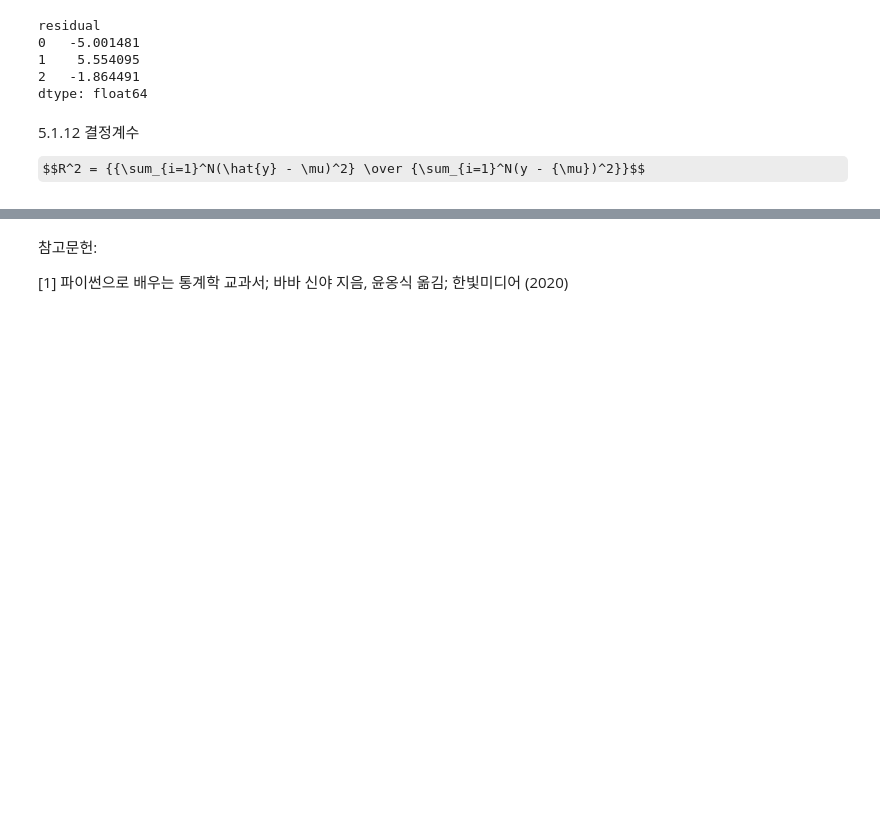
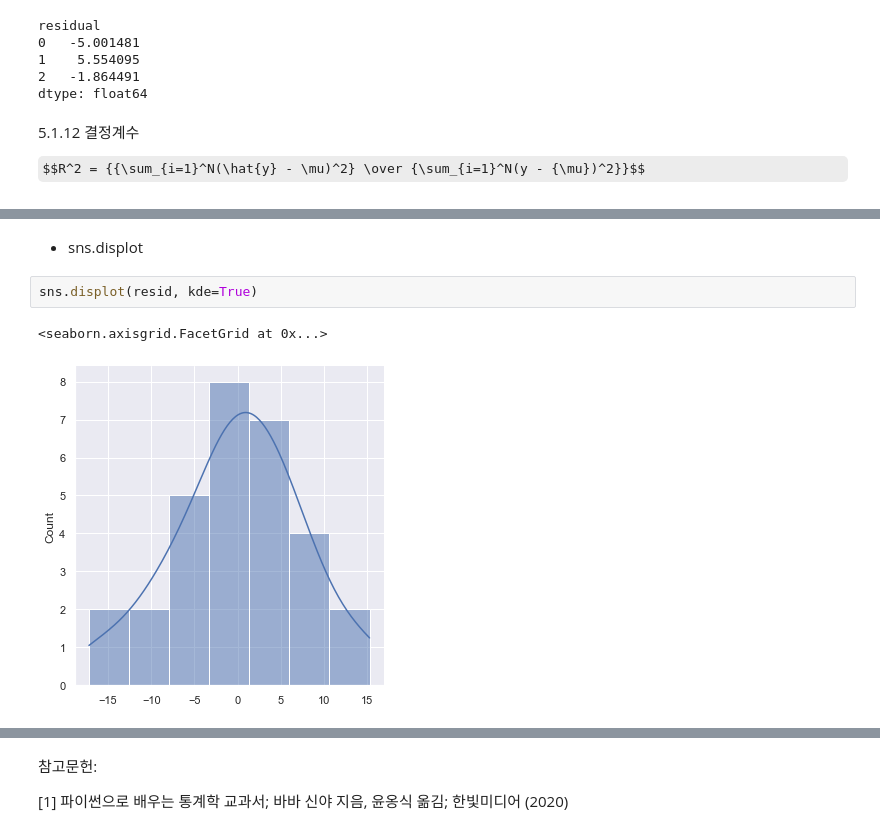
Before and after one commit to meticulousdev/StatisticsWithPython, a Jupyter notebook: code/chap05/chap05_01.ipynb, the cells around one changed output, grey strips where cells are left out. Saved outputs shown, nothing was run; the diff lists cells and outputs as text; some formulas as TeX source; blank space fills up the shorter version.

```diff
--- a/code/chap05/chap05_01.ipynb
+++ b/code/chap05/chap05_01.ipynb
@@ -198,0 +250,7 @@ np.sum((yhat - mu) ** 2) / np.sum((y - mu) ** 2)
+# %% [markdown]
+- sns.displot
+# %%
+sns.displot(resid, kde=True)
+# %% [output]
+<seaborn.axisgrid.FacetGrid at 0x...>
+[figure, added]
```
Also changed, not shown: parts of 27 cells of this notebook.
